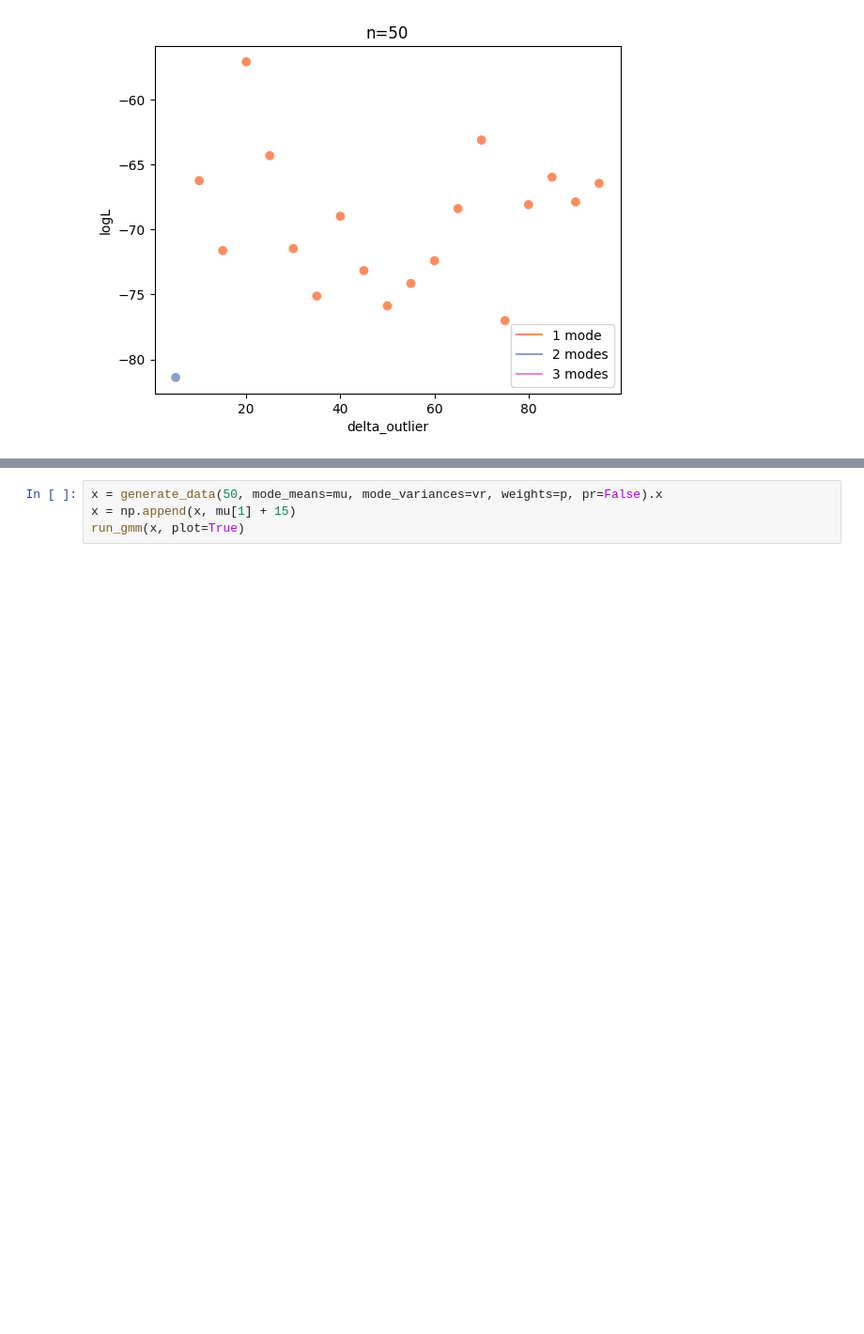
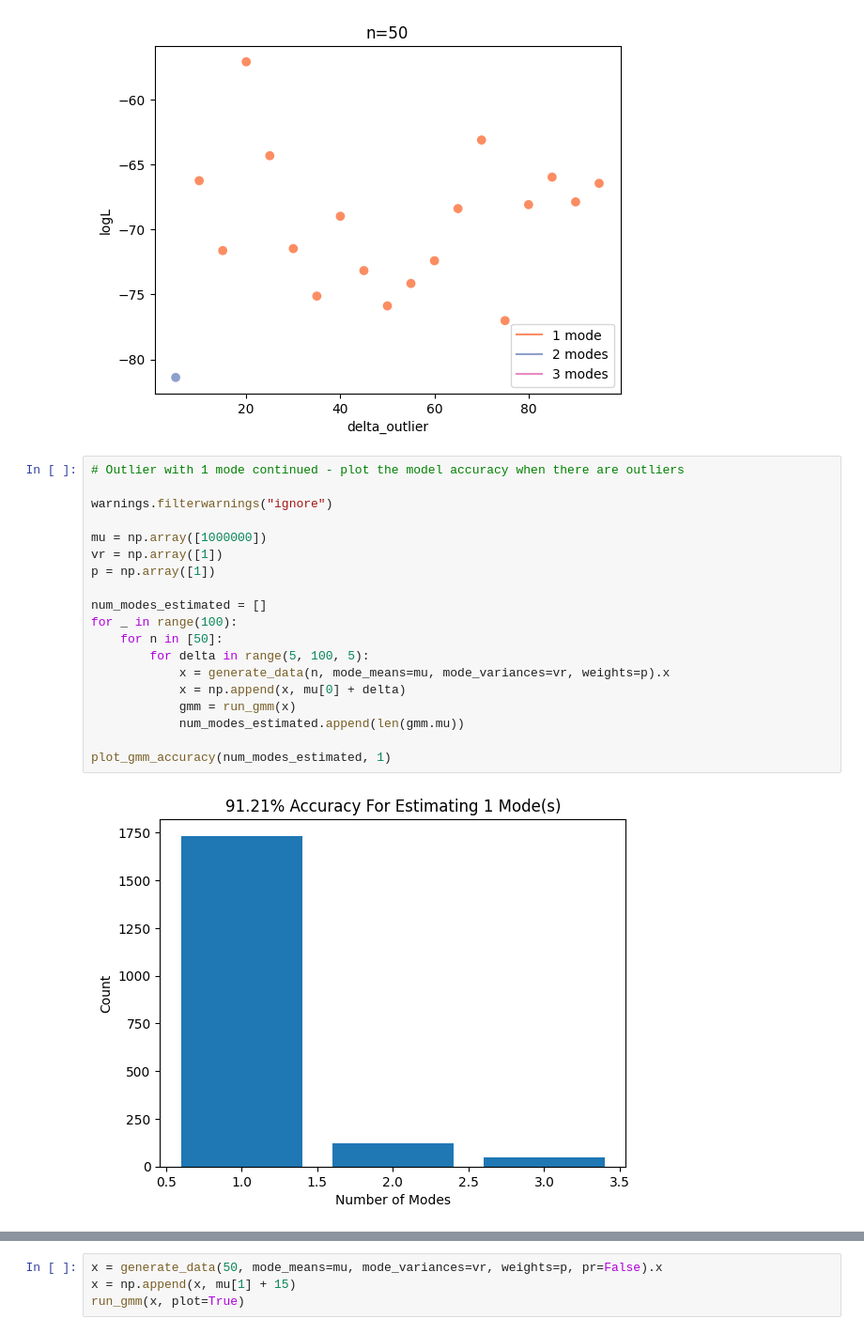
Before and after one commit to vivian-m-li/sv_gmm, a Jupyter notebook: gmm.ipynb, the cells around one changed output, grey strips where cells are left out. Shown at 94% size. Drawn from its saved outputs; the diff is of its cells as text; blank space fills up the shorter version.

```diff
--- a/gmm.ipynb
+++ b/gmm.ipynb
@@ -159,6 +159,27 @@ for n in [50]:
     plot_param_vs_aic(n, gmm_by_delta, "delta_outlier", logL=True)
 # %% [output]
 [figure]
+# %%
+# Outlier with 1 mode continued - plot the model accuracy when there are outliers
+
+warnings.filterwarnings("ignore")
+
+mu = np.array([1000000])
+vr = np.array([1])
+p = np.array([1])
+
+num_modes_estimated = []
+for _ in range(100):
+    for n in [50]:
+        for delta in range(5, 100, 5):
+            x = generate_data(n, mode_means=mu, mode_variances=vr, weights=p).x
+            x = np.append(x, mu[0] + delta)
+            gmm = run_gmm(x)
+            num_modes_estimated.append(len(gmm.mu))
+
+plot_gmm_accuracy(num_modes_estimated, 1)
+# %% [output]
+[figure, added]
 # %%
 # Experiment 5: Outlier with 2 modes
 
```
Also changed, not shown: parts of 2 cells of this notebook, 2 other files.
